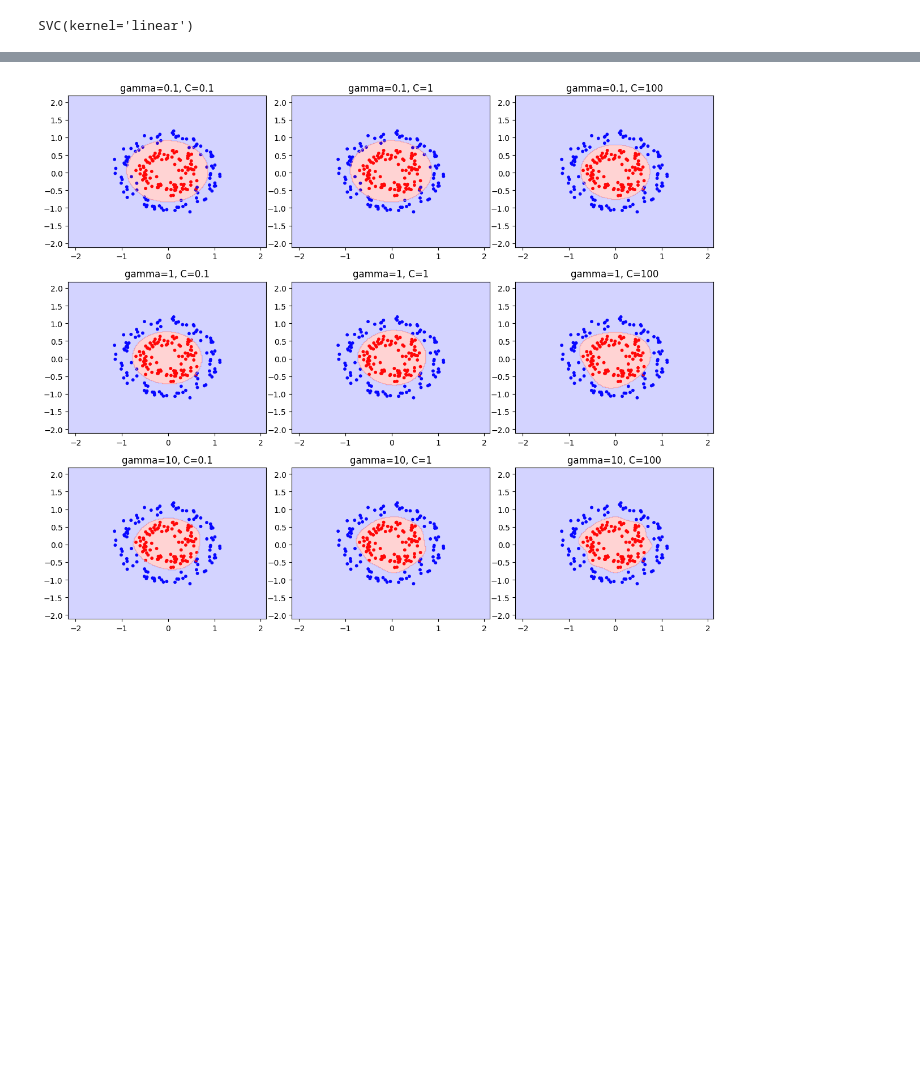
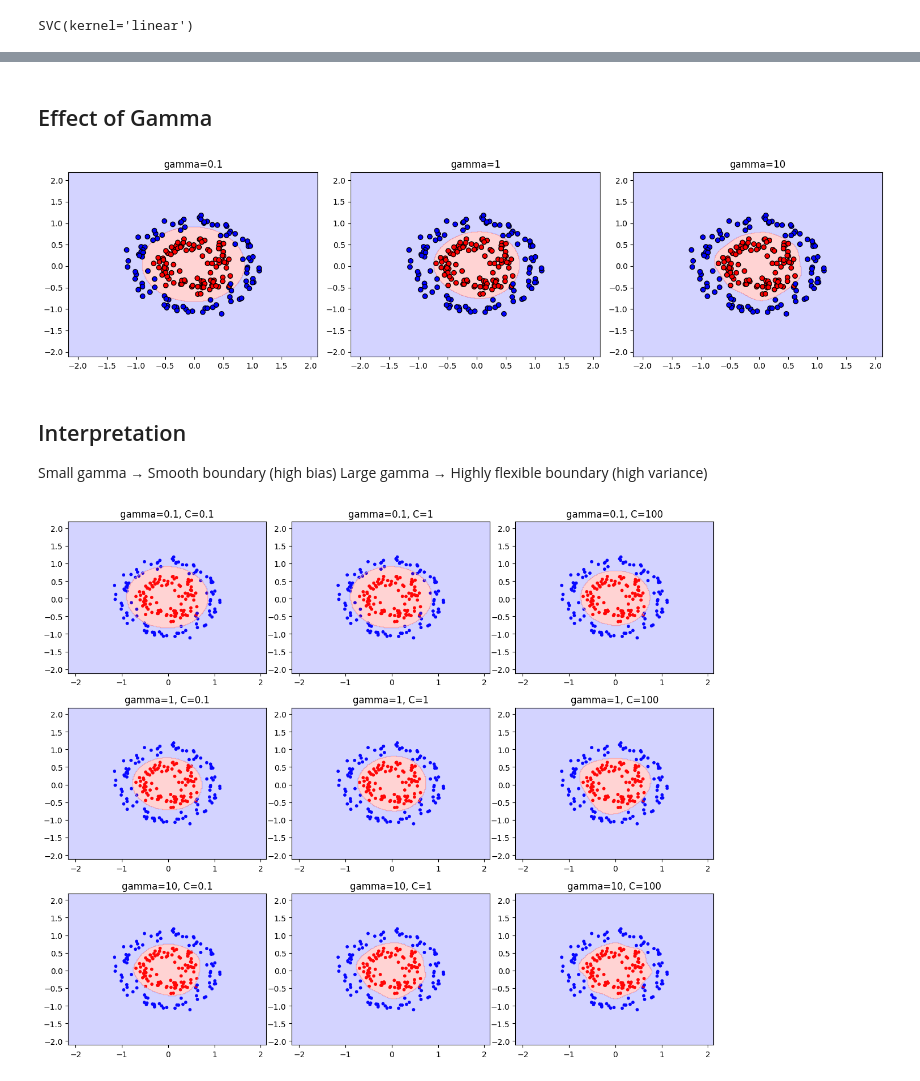
Before and after one commit to architsh007/hands-on-ml-geron, a Jupyter notebook: 05_support_vector_machines/notebooks/02_svm_kernel_trick.ipynb, the cells around one changed output, grey strips where cells are left out. Saved outputs shown, nothing was run; the diff lists cells and outputs as text; code cells hidden in the pictures; blank space fills up the shorter version.

```diff
--- a/05_support_vector_machines/notebooks/02_svm_kernel_trick.ipynb
+++ b/05_support_vector_machines/notebooks/02_svm_kernel_trick.ipynb
@@ -58,0 +114,22 @@ plot_decision_boundary(
+# %% [markdown]
+## Effect of Gamma
+# %%
+gammas = [0.1, 1, 10]
+
+fig, axes = plt.subplots(1, 3, figsize=(15,4))
+
+for i, gamma in enumerate(gammas):
+    model = SVC(kernel="rbf", gamma=gamma, C=1.0)
+    model.fit(X, y)
+    plot_decision_boundary(model, X, y, axes[i])
+    axes[i].set_title(f"gamma={gamma}")
+
+plt.tight_layout()
+plt.show()
+# %% [output]
+[figure, added]
+# %% [markdown]
+## Interpretation
+
+Small gamma → Smooth boundary (high bias)
+Large gamma → Highly flexible boundary (high variance)
```
Also changed, not shown: parts of 16 cells of this notebook, 4 other files.
